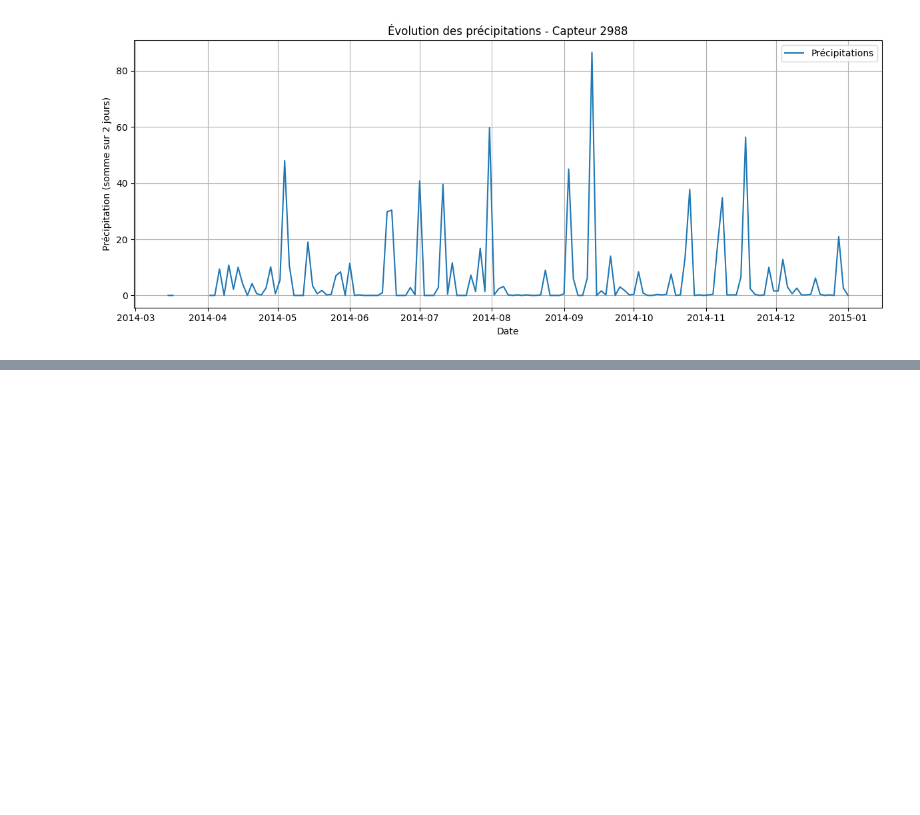
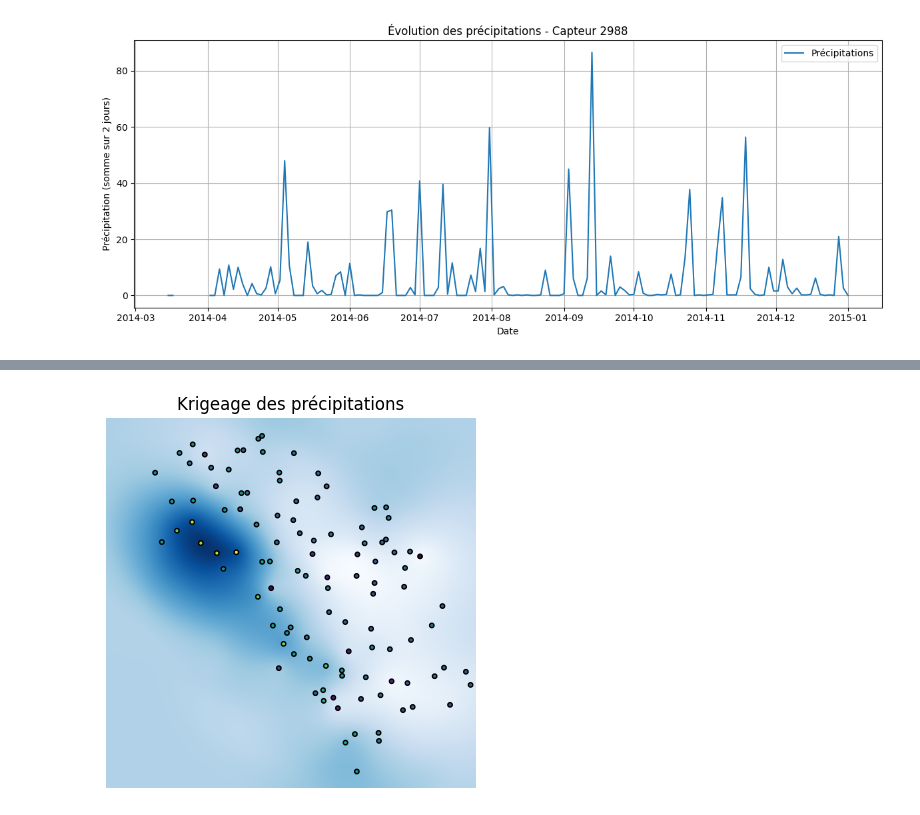
Before and after one commit to zwergon/pyslam, a Jupyter notebook: preprocessing/preprocessing.ipynb, the cells around one changed output, grey strips where cells are left out. Saved outputs shown, nothing was run; the diff lists cells and outputs as text; code cells hidden in the pictures; blank space fills up the shorter version.

```diff
--- a/preprocessing/preprocessing.ipynb
+++ b/preprocessing/preprocessing.ipynb
@@ -291,7 +293,7 @@ def download_file(url, filename):
                 f.write(chunk)
 
 url = "https://download.pangaea.de/dataset/935673/files/litology_italy.gpkg"
-filename = "litology_italy.gpkg"
+filename = data_path / "litology_italy.gpkg"
 
 if os.path.exists(filename):
     print(f"Le fichier {filename} existe déjà.")
@@ -529,0 +674,24 @@ Colonnes : Index(['id', 'name', 'start', 'end', 'geometry'], dtype='object')
+# %%
+def plot_rain_raster(rain_raster, bbox_clc2012, df_stations_data):
+    """
+    Affiche le raster des précipitations avec les stations.
+    """
+    # S'assurer que le GeoDataFrame est en EPSG:32632
+    if df_stations_data.crs.to_epsg() != 32632:
+        df_stations_data = df_stations_data.to_crs(epsg=32632)
+
+    x = df_stations_data.geometry.x.values
+    y = df_stations_data.geometry.y.values
+    z = df_stations_data["rain"].values
+
+    # Définir l'extent pour imshow
+    xmin, ymin, xmax, ymax = bbox_clc2012
+
+    plt.imshow(rain_raster, extent=(xmin, xmax, ymin, ymax), origin='lower', cmap='Blues')
+    plt.scatter(x, y, c=z, edgecolor='black', s=10)
+    plt.title("Krigeage des précipitations")
+    plt.axis('off')
+    plt.show()
+plot_rain_raster(rain_raster_1m, bbox_clc2012, df_stations_1m)
+# %% [output]
+[figure, added]
```
Also changed, not shown: parts of 13 cells of this notebook, 4 other files.
